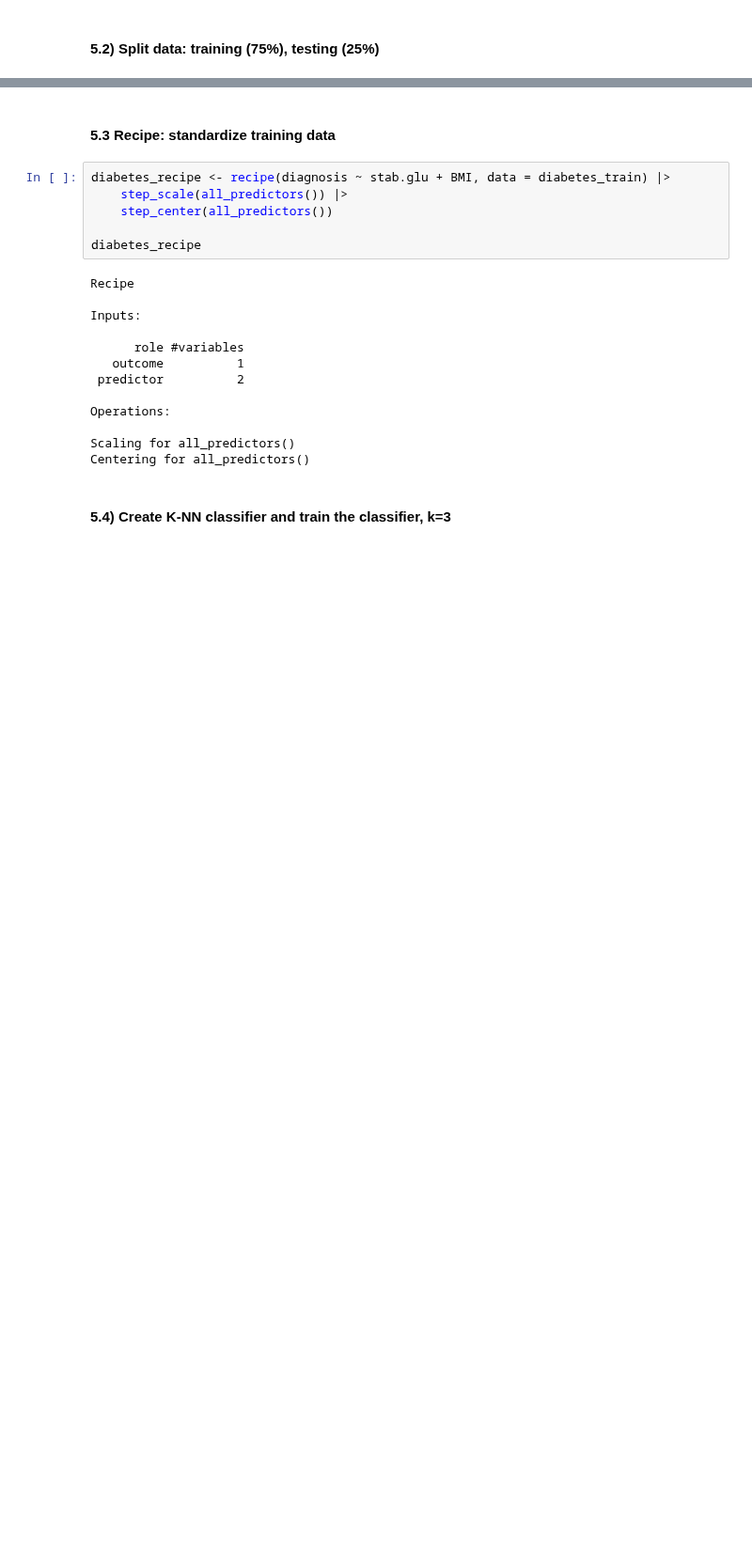
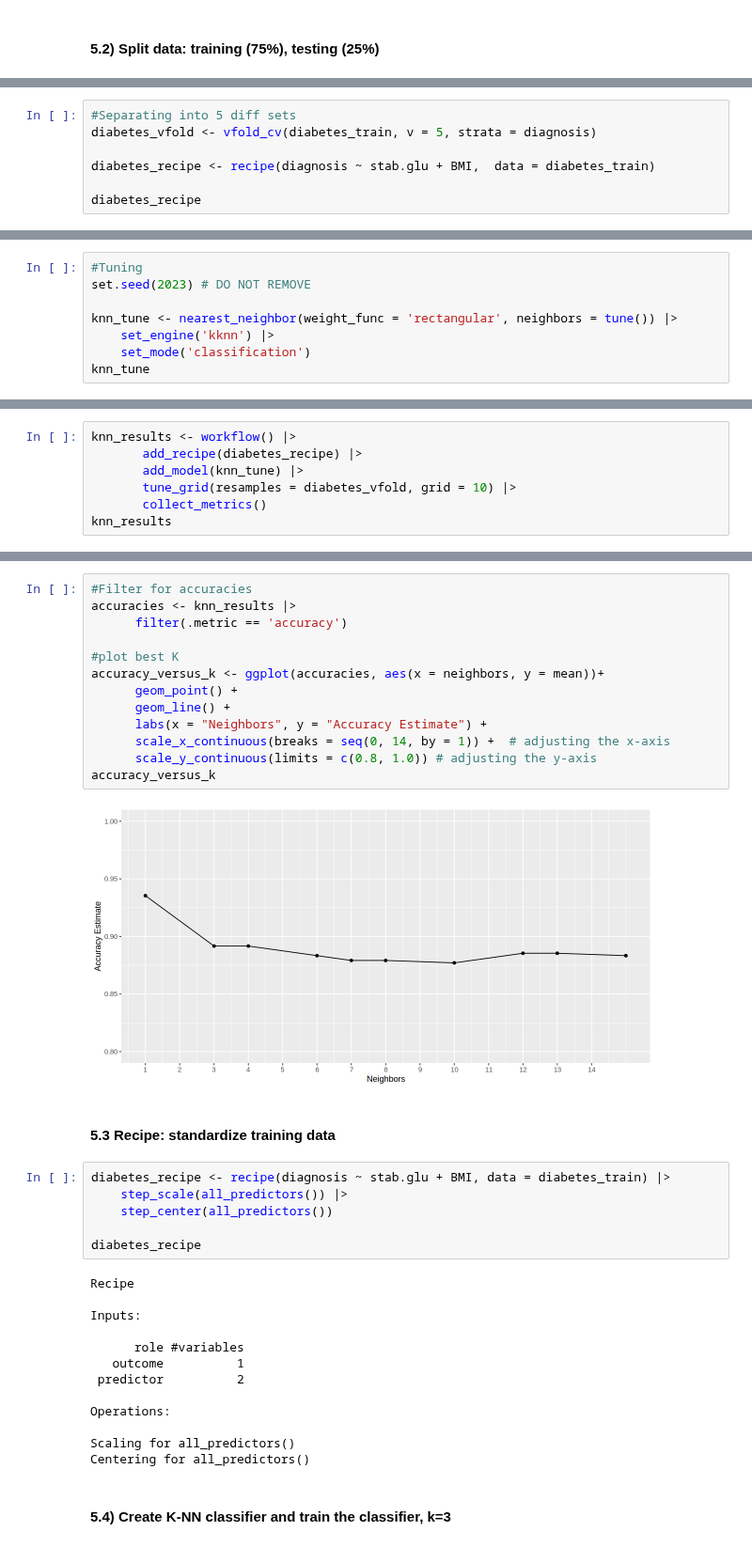
Before and after one commit to wmma2/group_18_project, a Jupyter notebook: Final_report.ipynb, the cells around one changed output, grey strips where cells are left out. Shown at 94% size. Drawn from its saved outputs; the diff is of its cells as text; blank space fills up the shorter version.

```diff
--- a/Final_report.ipynb
+++ b/Final_report.ipynb
@@ -285,0 +306,7 @@ A tibble: 6 × 3
+# %%
+#Separating into 5 diff sets
+diabetes_vfold <- vfold_cv(diabetes_train, v = 5, strata = diagnosis)
+
+diabetes_recipe <- recipe(diagnosis ~ stab.glu + BMI,  data = diabetes_train)
+
+diabetes_recipe
@@ -285,0 +321,8 @@ A tibble: 6 × 3
+# %%
+#Tuning
+set.seed(2023) # DO NOT REMOVE
+
+knn_tune <- nearest_neighbor(weight_func = 'rectangular', neighbors = tune()) |>
+    set_engine('kknn') |>
+    set_mode('classification')
+knn_tune
@@ -285,0 +337,7 @@ A tibble: 6 × 3
+# %%
+knn_results <- workflow() |>
+       add_recipe(diabetes_recipe) |>
+       add_model(knn_tune) |>
+       tune_grid(resamples = diabetes_vfold, grid = 10) |>
+       collect_metrics()
+knn_results
@@ -286,3 +364,18 @@ A tibble: 6 × 3
+# %%
+#Filter for accuracies
+accuracies <- knn_results |>
+      filter(.metric == 'accuracy')
+
+#plot best K
+accuracy_versus_k <- ggplot(accuracies, aes(x = neighbors, y = mean))+
+      geom_point() +
+      geom_line() +
+      labs(x = "Neighbors", y = "Accuracy Estimate") +
+      scale_x_continuous(breaks = seq(0, 14, by = 1)) +  # adjusting the x-axis
+      scale_y_continuous(limits = c(0.8, 1.0)) # adjusting the y-axis
+accuracy_versus_k
+# %% [output]
+[figure, added]
 # %% [markdown]
 #### **5.3 Recipe: standardize training data**
 # %%
```
Also changed, not shown: parts of 5 cells of this notebook.
